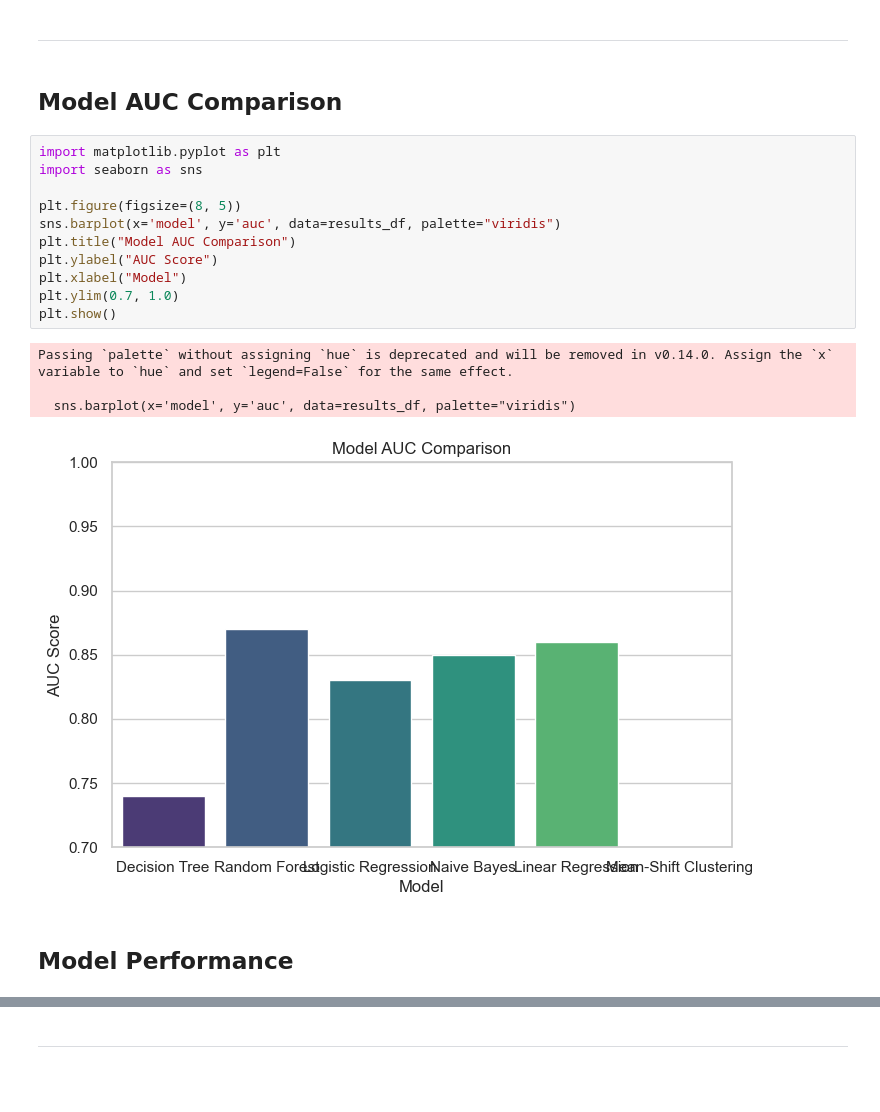
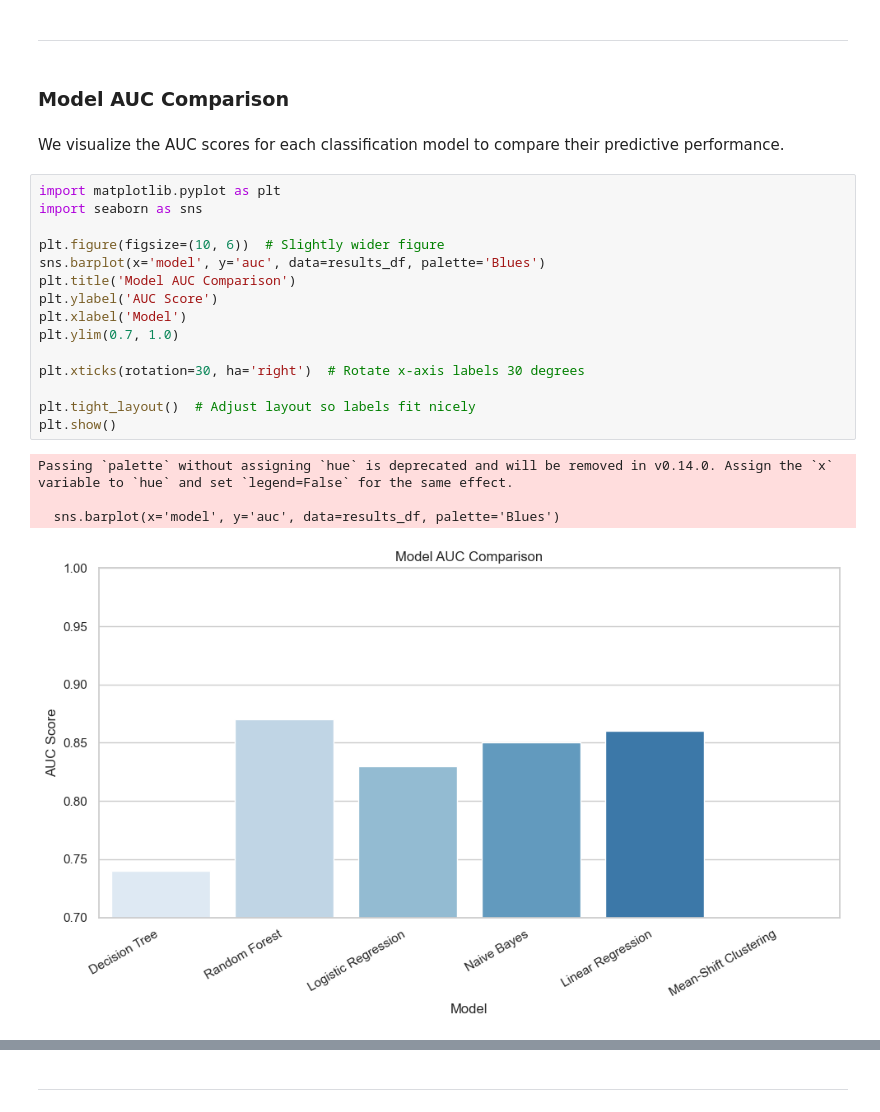
Before and after one commit to FeliciaFavrholdt/BI_EXAM, a Jupyter notebook: Analysis/notebooks/06_Results_And_Interpretation.ipynb.ipynb, the cells around one changed output, grey strips where cells are left out. Saved outputs shown, nothing was run; the diff lists cells and outputs as text; blank space fills up the shorter version.

```diff
--- a/Analysis/notebooks/06_Results_And_Interpretation.ipynb.ipynb
+++ b/Analysis/notebooks/06_Results_And_Interpretation.ipynb.ipynb
@@ -85,22 +113,26 @@ display(results_df)
 # %% [markdown]
 ------
 # %% [markdown]
-## Model AUC Comparison
+### Model AUC Comparison
+# %% [markdown]
+We visualize the AUC scores for each classification model to compare their predictive performance.
 # %%
 import matplotlib.pyplot as plt
 import seaborn as sns
 
-plt.figure(figsize=(8, 5))
-sns.barplot(x='model', y='auc', data=results_df, palette="viridis")
-plt.title("Model AUC Comparison")
-plt.ylabel("AUC Score")
-plt.xlabel("Model")
+plt.figure(figsize=(10, 6))  # Slightly wider figure
+sns.barplot(x='model', y='auc', data=results_df, palette='Blues')
+plt.title('Model AUC Comparison')
+plt.ylabel('AUC Score')
+plt.xlabel('Model')
 plt.ylim(0.7, 1.0)
+
+plt.xticks(rotation=30, ha='right')  # Rotate x-axis labels 30 degrees
+
+plt.tight_layout()  # Adjust layout so labels fit nicely
 plt.show()
 # %% [output]
 Passing `palette` without assigning `hue` is deprecated and will be removed in v0.14.0. Assign the `x` variable to `hue` and set `legend=False` for the same effect.
 
-  sns.barplot(x='model', y='auc', data=results_df, palette="viridis")
+  sns.barplot(x='model', y='auc', data=results_df, palette='Blues')
-[figure, old version]
+[figure, new version]
-# %% [markdown]
-## Model Performance
```
Also changed, not shown: parts of 65 cells of this notebook, 1 other file.
